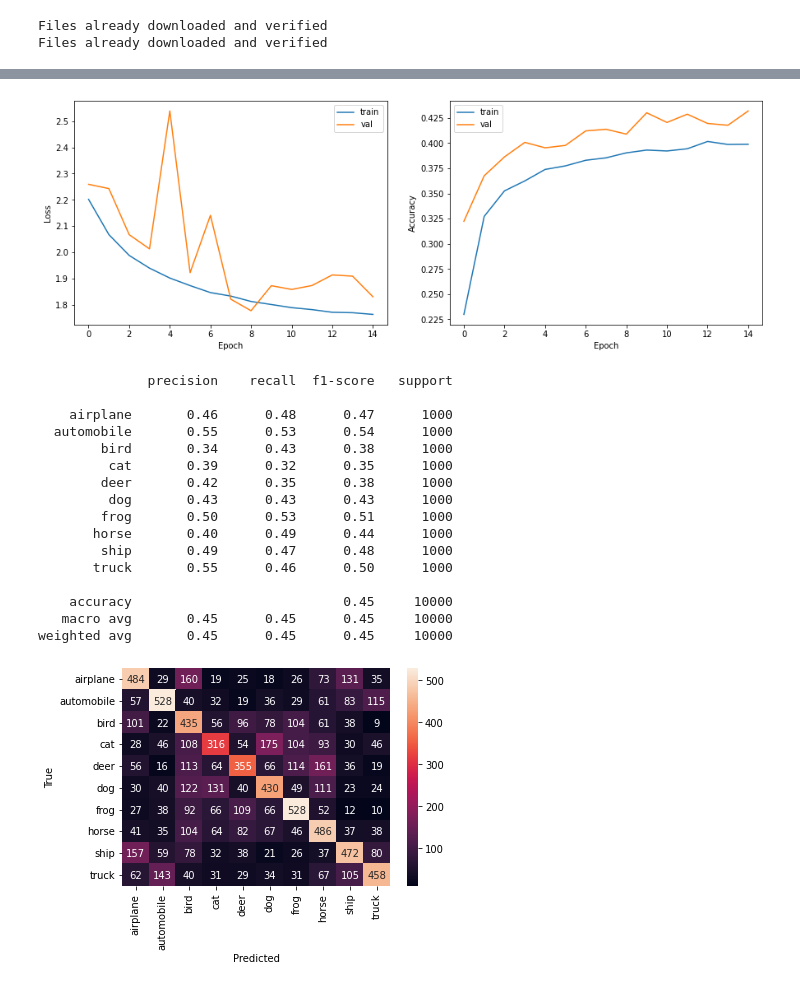
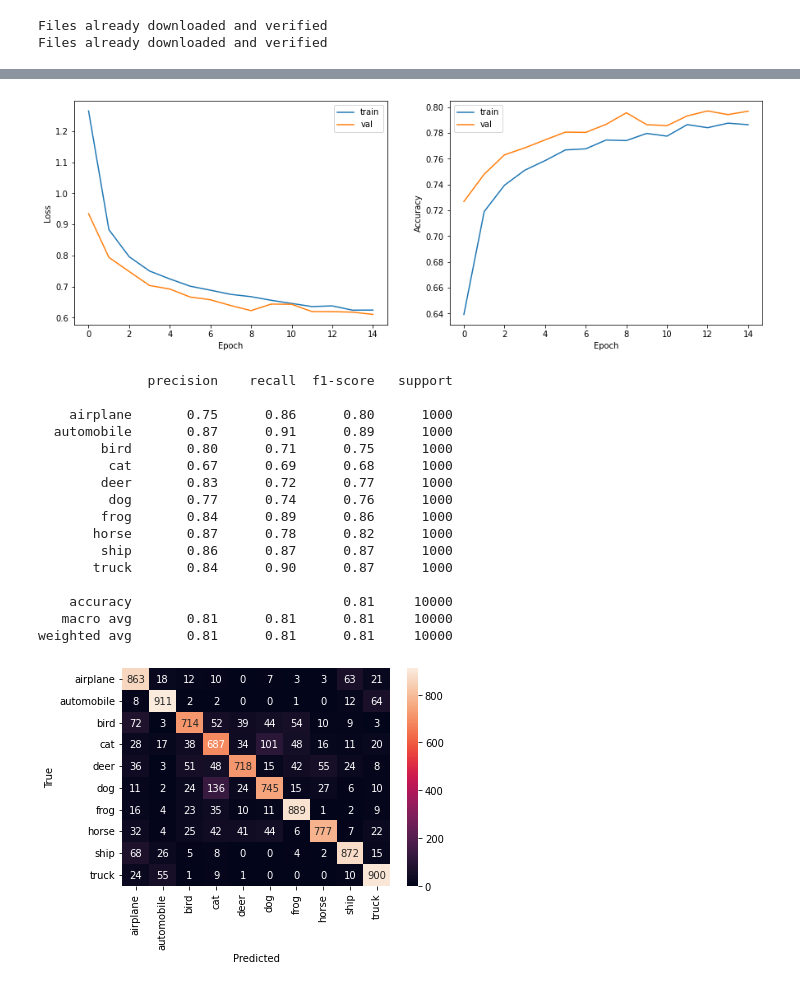
Before and after one commit to saeedzou/Deep-Learning-Assignments-2022, a Jupyter notebook: Assignment 3/q2.ipynb, the cells around one changed output, grey strips where cells are left out. Drawn from its saved outputs; the diff is of its cells as text; code cells hidden in the pictures.

Commit message:
Add resize(224, 224) for preprocess

```diff
--- a/Assignment 3/q2.ipynb
+++ b/Assignment 3/q2.ipynb
@@ -15,11 +15,13 @@ device = torch.device("cuda" if torch.cuda.is_available() else "cpu")
 # %%
 # use data augmentation
 train_transform = torchvision.transforms.Compose([
+    torchvision.transforms.Resize((224, 224)),
     torchvision.transforms.RandomHorizontalFlip(),
     torchvision.transforms.RandomRotation(10),
     torchvision.transforms.ToTensor()
 ])
 test_transform = torchvision.transforms.Compose([
+    torchvision.transforms.Resize((224, 224)),
     torchvision.transforms.ToTensor()
 ])
 # load CIFAR-10 dataset
@@ -51,10 +53,10 @@ model = model.to(device)
 
 # define loss function and optimizer
 criterion = nn.CrossEntropyLoss()
-optimizer = optim.Adam(model.parameters(), lr=1e-4)
+optimizer = optim.Adam(model.parameters(), lr=1e-3)
 print("Number of trainable parameters: {}".format(count_parameters(model)))
 # use train_model function to train the model
-train_losses, val_losses, train_acc, val_acc = train_model(model, train_loader, val_loader, epochs=15, criterion=criterion, optimizer=optimizer, device=device)
+train_losses, val_losses, train_acc, val_acc = train_model(model, train_loader, val_loader, epochs=10, criterion=criterion, optimizer=optimizer, device=device)
 # plot the training and validation loss and accuracy
 plt.figure(figsize=(15, 5))
 plt.subplot(1, 2, 1)
@@ -90,25 +92,25 @@ Epoch: 15/15     Train loss: 1.764       Train accuracy: 0.399   val loss: 1.831
-[figure, old version]
+[figure, new version]
 # %%
  # test the model on test data
 print_metrics(model, test_loader, classes=test_dataset.classes, device=device)
 # %% [output]
               precision    recall  f1-score   support
 
-    airplane       0.46      0.48      0.47      1000
-  automobile       0.55      0.53      0.54      1000
-        bird       0.34      0.43      0.38      1000
-         cat       0.39      0.32      0.35      1000
-        deer       0.42      0.35      0.38      1000
-         dog       0.43      0.43      0.43      1000
-        frog       0.50      0.53      0.51      1000
-       horse       0.40      0.49      0.44      1000
-        ship       0.49      0.47      0.48      1000
-       truck       0.55      0.46      0.50      1000
+    airplane       0.75      0.86      0.80      1000
+  automobile       0.87      0.91      0.89      1000
+        bird       0.80      0.71      0.75      1000
+         cat       0.67      0.69      0.68      1000
+        deer       0.83      0.72      0.77      1000
+         dog       0.77      0.74      0.76      1000
+        frog       0.84      0.89      0.86      1000
+       horse       0.87      0.78      0.82      1000
+        ship       0.86      0.87      0.87      1000
+       truck       0.84      0.90      0.87      1000
 
-    accuracy                           0.45     10000
-   macro avg       0.45      0.45      0.45     10000
-weighted avg       0.45      0.45      0.45     10000
+    accuracy                           0.81     10000
+   macro avg       0.81      0.81      0.81     10000
+weighted avg       0.81      0.81      0.81     10000
-[figure, old version]
+[figure, new version]
 # %%
 # load ResNet18 model
 student_model = timm.create_model('resnet18', pretrained=True)
```
Also changed, not shown: parts of 14 cells of this notebook.
